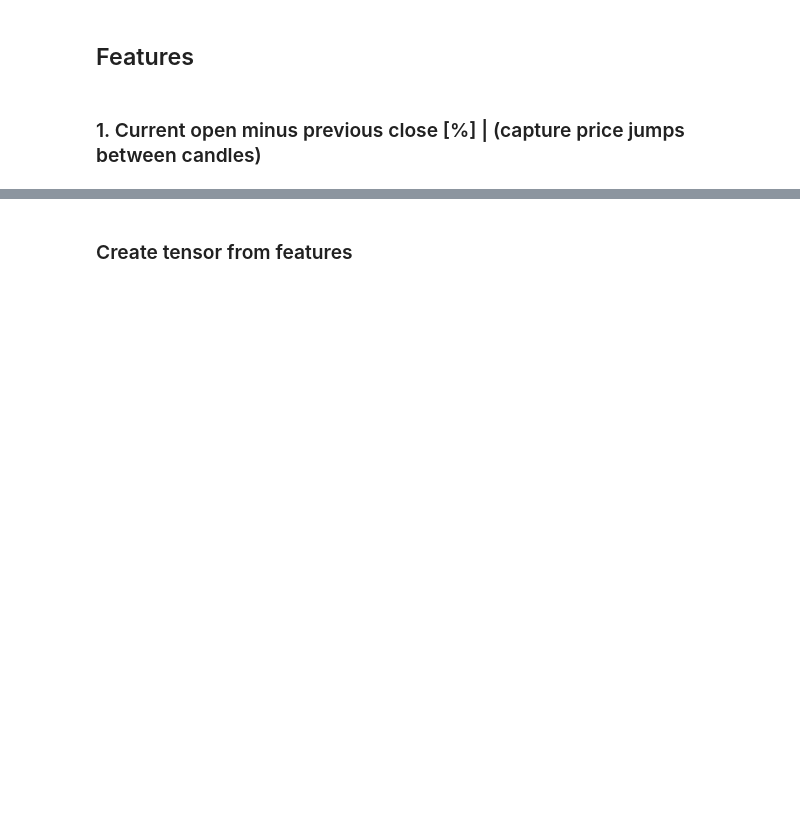
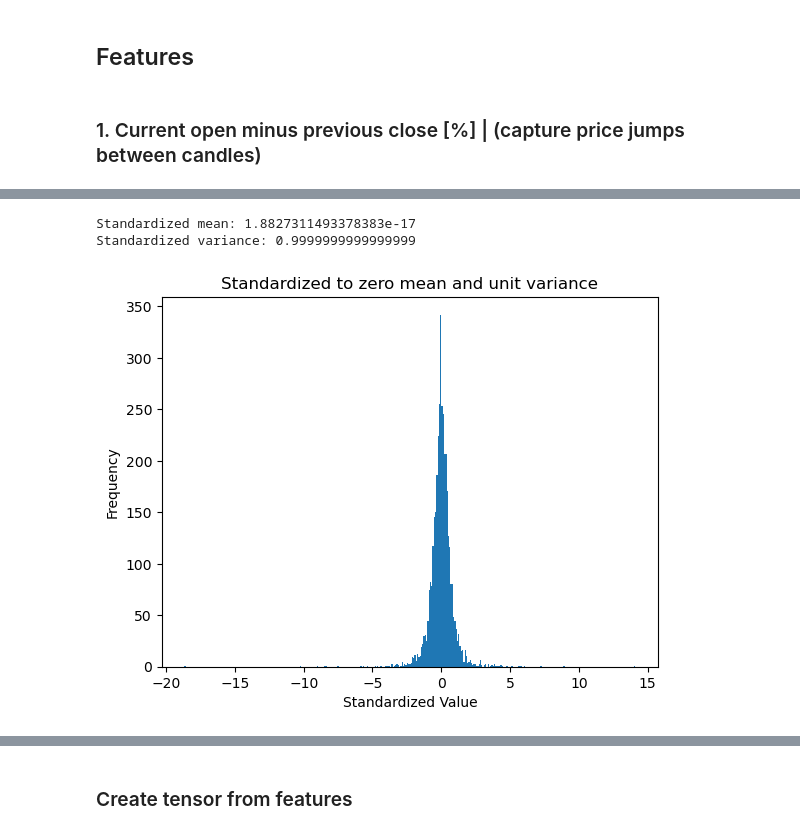
Before and after one commit to Frederik135/NN_Forecasting, a Jupyter notebook: preprocessing.ipynb, the cells around one changed output, grey strips where cells are left out. Cells and saved outputs as stored; diff of their text form; code cells hidden in the pictures; blank space fills up the shorter version.

```diff
--- a/preprocessing.ipynb
+++ b/preprocessing.ipynb
@@ -529,0 +170,7 @@ features_df
+# %%
+# Standardized histogram
+curr_open_prev_close_std = standardize_and_plot(curr_open_prev_close)
+# %% [output]
+Standardized mean: 1.8827311493378383e-17
+Standardized variance: 0.9999999999999999
+[figure, added]
```
Also changed, not shown: parts of 96 cells of this notebook, 1 other file.
